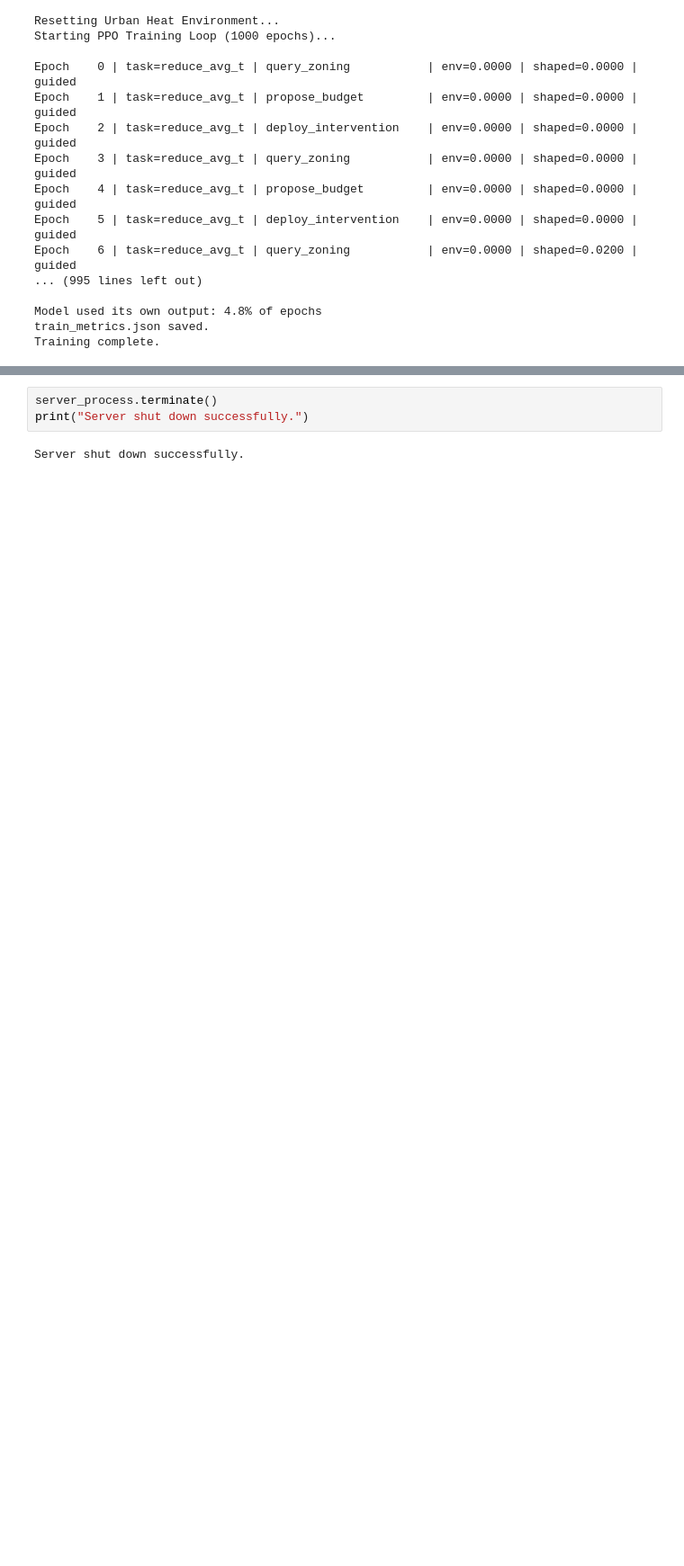
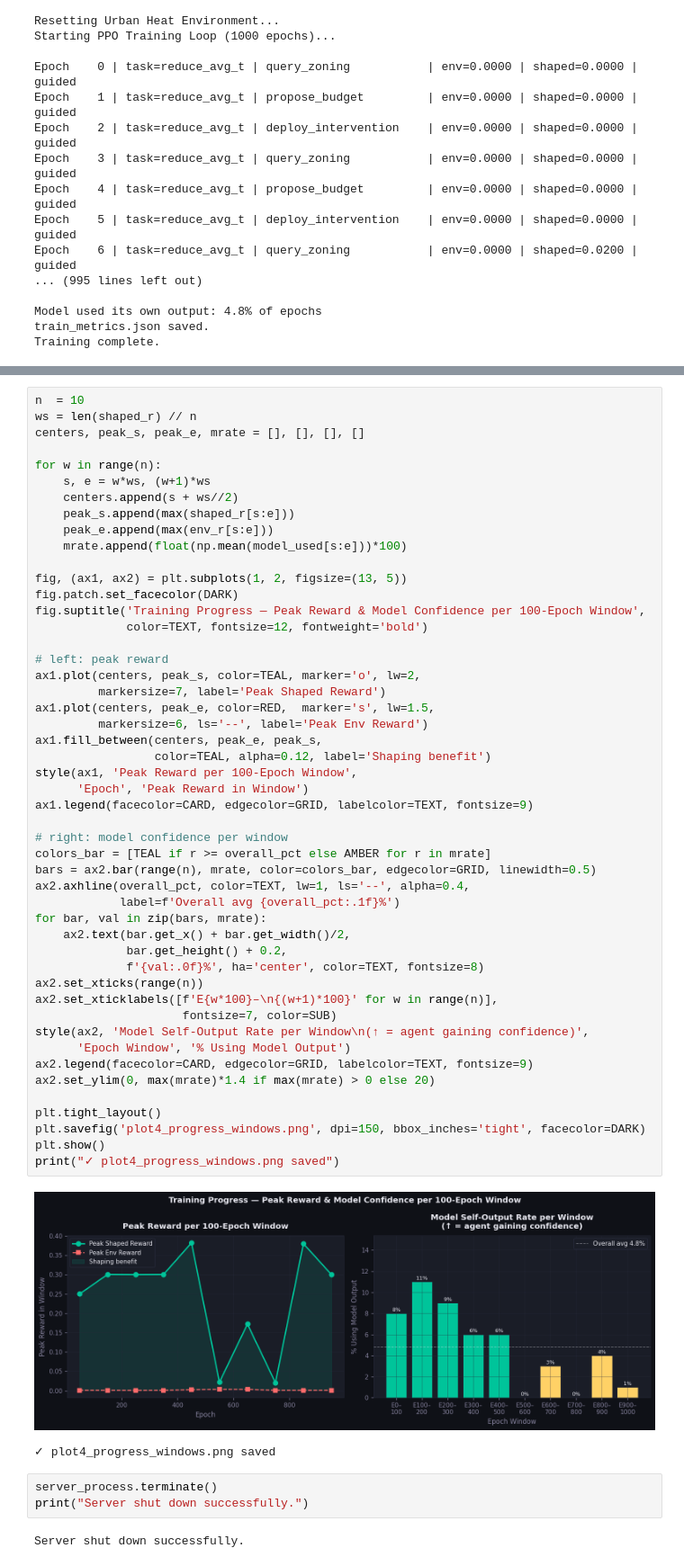
Before and after one commit to Shoaibahmed-2005/Urban-Heat-Round-2, a Jupyter notebook: train_trl.ipynb, the cells around one changed output, grey strips where cells are left out. Shown at 90% size. Cells and saved outputs as stored; diff of their text form; blank space fills up the shorter version.

```diff
--- a/train_trl.ipynb
+++ b/train_trl.ipynb
@@ -420,3 +290,55 @@ After training is complete, we terminate the background FastAPI process to free
+# %%
+n  = 10
+ws = len(shaped_r) // n
+centers, peak_s, peak_e, mrate = [], [], [], []
+
+for w in range(n):
+    s, e = w*ws, (w+1)*ws
+    centers.append(s + ws//2)
+    peak_s.append(max(shaped_r[s:e]))
+    peak_e.append(max(env_r[s:e]))
+    mrate.append(float(np.mean(model_used[s:e]))*100)
+
+fig, (ax1, ax2) = plt.subplots(1, 2, figsize=(13, 5))
+fig.patch.set_facecolor(DARK)
+fig.suptitle('Training Progress — Peak Reward & Model Confidence per 100-Epoch Window',
+             color=TEXT, fontsize=12, fontweight='bold')
+
+# left: peak reward
+ax1.plot(centers, peak_s, color=TEAL, marker='o', lw=2,
+         markersize=7, label='Peak Shaped Reward')
+ax1.plot(centers, peak_e, color=RED,  marker='s', lw=1.5,
+         markersize=6, ls='--', label='Peak Env Reward')
+ax1.fill_between(centers, peak_e, peak_s,
+                 color=TEAL, alpha=0.12, label='Shaping benefit')
+style(ax1, 'Peak Reward per 100-Epoch Window',
+      'Epoch', 'Peak Reward in Window')
+ax1.legend(facecolor=CARD, edgecolor=GRID, labelcolor=TEXT, fontsize=9)
+
+# right: model confidence per window
+colors_bar = [TEAL if r >= overall_pct else AMBER for r in mrate]
+bars = ax2.bar(range(n), mrate, color=colors_bar, edgecolor=GRID, linewidth=0.5)
+ax2.axhline(overall_pct, color=TEXT, lw=1, ls='--', alpha=0.4,
+            label=f'Overall avg {overall_pct:.1f}%')
+for bar, val in zip(bars, mrate):
+    ax2.text(bar.get_x() + bar.get_width()/2,
+             bar.get_height() + 0.2,
+             f'{val:.0f}%', ha='center', color=TEXT, fontsize=8)
+ax2.set_xticks(range(n))
+ax2.set_xticklabels([f'E{w*100}–\n{(w+1)*100}' for w in range(n)],
+                     fontsize=7, color=SUB)
+style(ax2, 'Model Self-Output Rate per Window\n(↑ = agent gaining confidence)',
+      'Epoch Window', '% Using Model Output')
+ax2.legend(facecolor=CARD, edgecolor=GRID, labelcolor=TEXT, fontsize=9)
+ax2.set_ylim(0, max(mrate)*1.4 if max(mrate) > 0 else 20)
+
+plt.tight_layout()
+plt.savefig('plot4_progress_windows.png', dpi=150, bbox_inches='tight', facecolor=DARK)
+plt.show()
+print("✓ plot4_progress_windows.png saved")
+# %% [output]
+[figure, added]
+✓ plot4_progress_windows.png saved
 # %%
 server_process.terminate()
 print("Server shut down successfully.")
```
Also changed, not shown: parts of 19 cells of this notebook.
